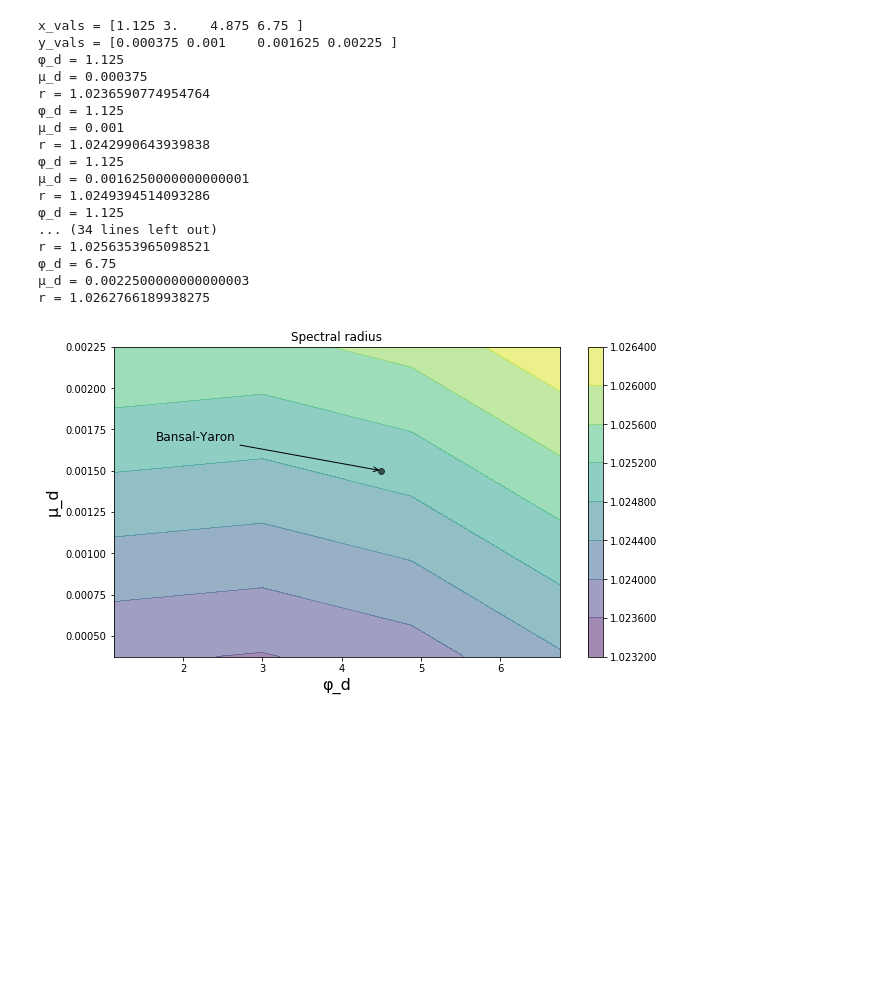
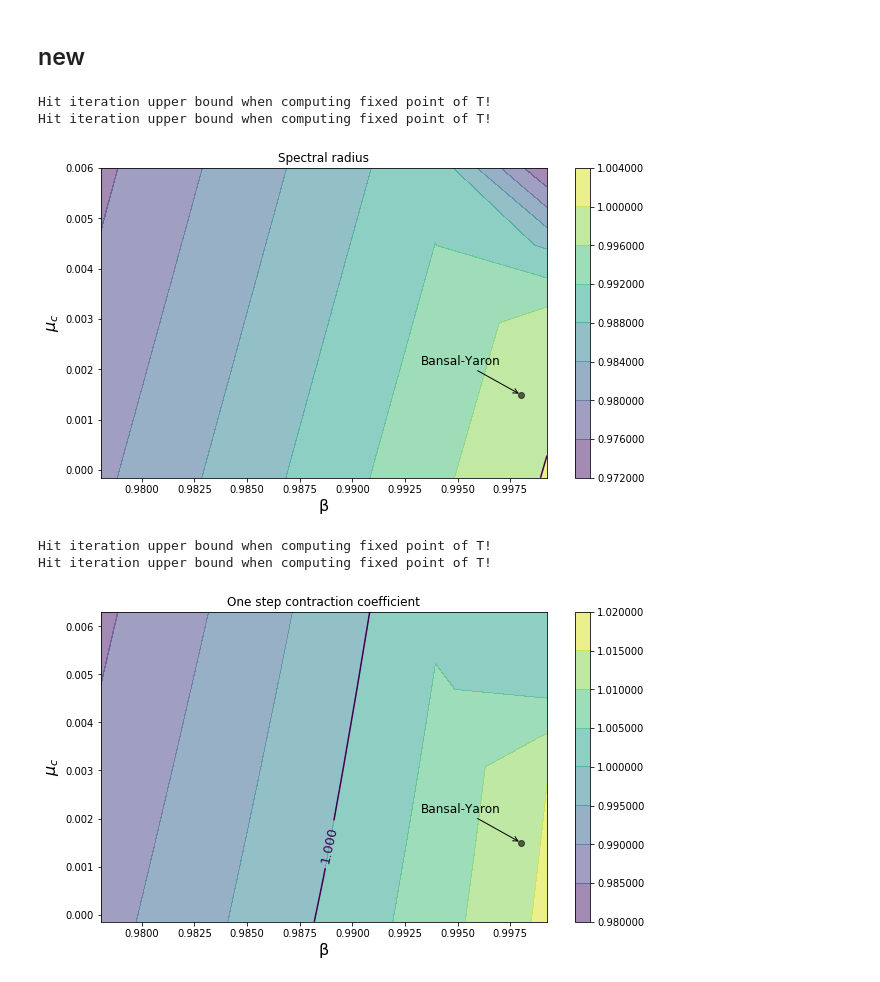
Before and after one commit to lnsongxf/asset_pricing_public, a Jupyter notebook: ez_code/python/sandpit2.ipynb, the cells around one changed output. Saved outputs shown, nothing was run; the diff lists cells and outputs as text; code cells hidden in the pictures; blank space fills up the shorter version.

```diff
--- a/ez_code/python/sandpit2.ipynb
+++ b/ez_code/python/sandpit2.ipynb
@@ -26,21 +28,21 @@ r = 1.0010423232534087
+# %% [markdown]
+## new
+# %%
+generate_plot_by('β', 0.98, 1.00125, 'μ_c', -0.1, 4.0,
+                 ylabel="$\mu_c$",
+                 coords=(-100, 30),
+                 G=5)
+# %% [output]
+Hit iteration upper bound when computing fixed point of T!
+Hit iteration upper bound when computing fixed point of T!
+[figure, added]
 # %%
-generate_plot_by('φ_d', 0.25, 1.5, 'μ_d', 0.25, 1.5, G=4, one_step=True)
+generate_plot_by('β', 0.98, 1.00125, 'μ_c', -0.1, 4.20,
+                 ylabel="$\mu_c$",
+                 coords=(-100, 30),
+                 one_step=True,
+                 G=5)
 # %% [output]
-x_vals = [1.125 3.    4.875 6.75 ]
-y_vals = [0.000375 0.001    0.001625 0.00225 ]
-φ_d = 1.125
-μ_d = 0.000375
-r = 1.0236590774954764
-φ_d = 1.125
-μ_d = 0.001
-r = 1.0242990643939838
-φ_d = 1.125
-μ_d = 0.0016250000000000001
-r = 1.0249394514093286
-φ_d = 1.125
-... (34 lines left out)
-r = 1.0256353965098521
-φ_d = 6.75
-μ_d = 0.0022500000000000003
-r = 1.0262766189938275
+Hit iteration upper bound when computing fixed point of T!
+Hit iteration upper bound when computing fixed point of T!
-[figure, old version]
+[figure, new version]
```
Also changed, not shown: parts of 20 cells of this notebook, 22 other files.
